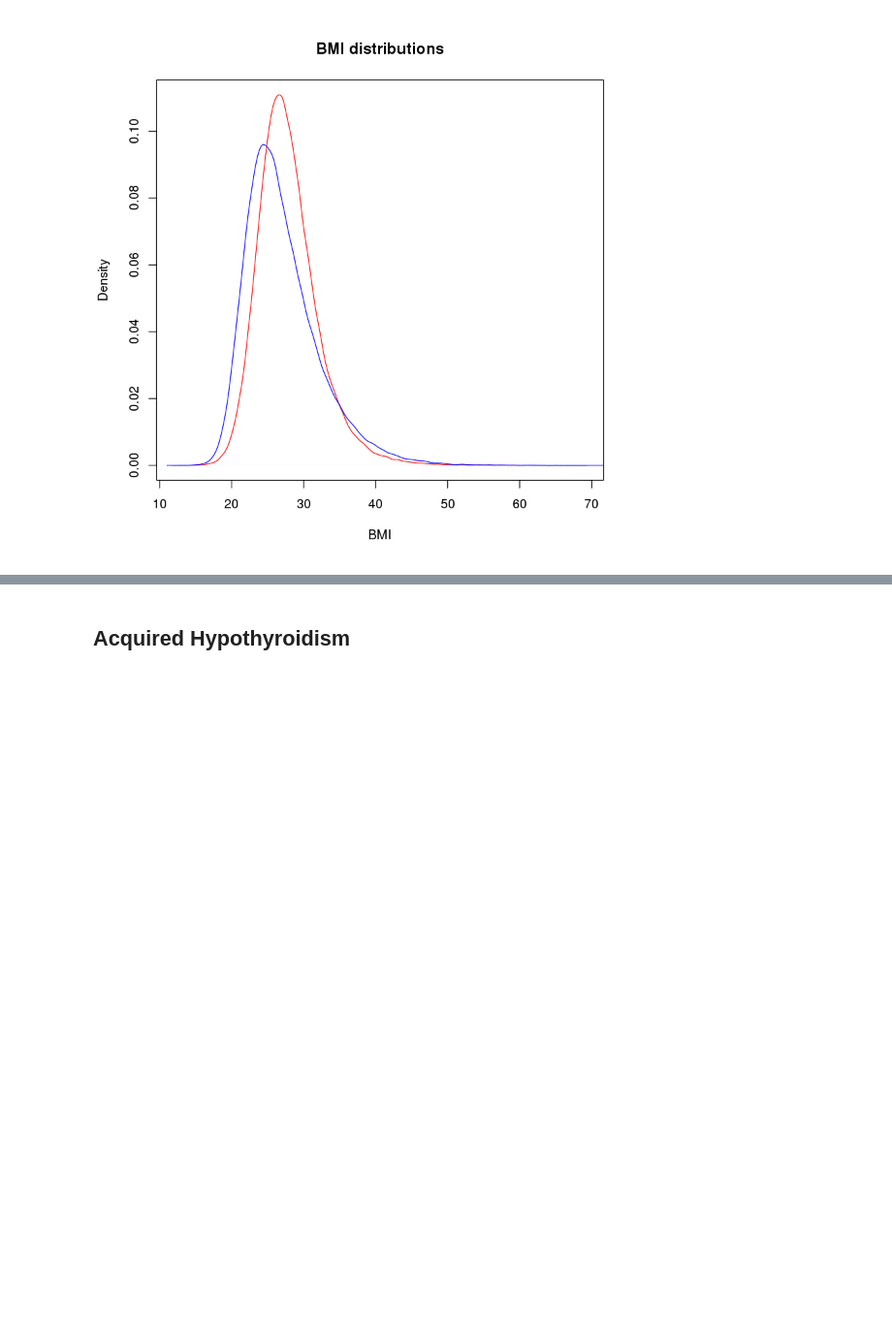
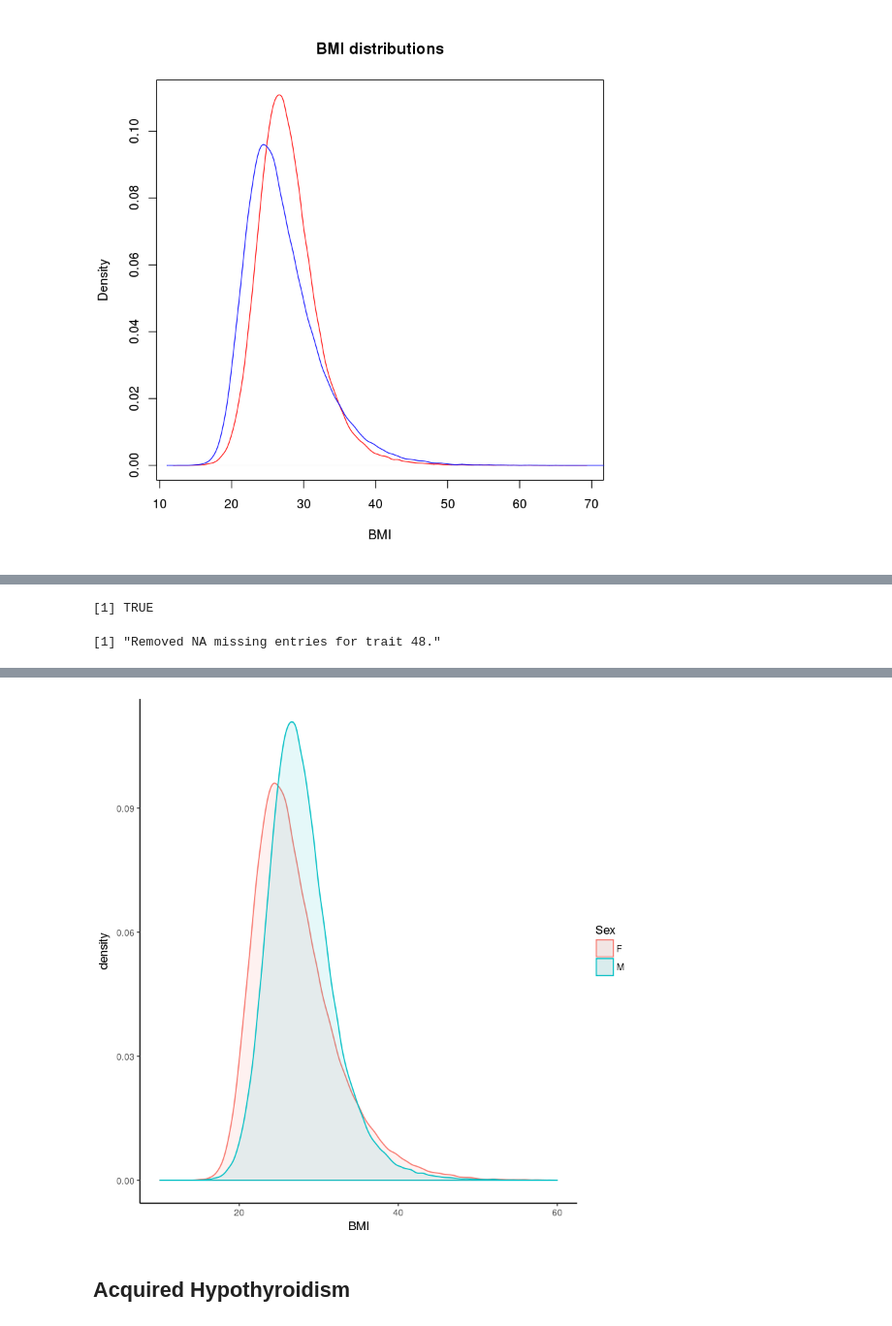
Before and after one commit to rivas-lab/sex-diff-biomarker-genetics, a Jupyter notebook: ExamineGWASOutput.ipynb, the cells around one changed output, grey strips where cells are left out. Shown: that part at 97% size. Cells and saved outputs as stored; diff of their text form; code cells hidden in the pictures; blank space fills up the shorter version.

```diff
--- a/ExamineGWASOutput.ipynb
+++ b/ExamineGWASOutput.ipynb
@@ -61,3 +79,7 @@ Phenotype      F      M
                     3rd Qu.:29.88
                     Max.   :74.68
 [figure]
+# %%
+bmiPhe$Sex <- as.factor(bmiPhe$Sex)
+colnames(bmiPhe)[2] <- c('BMI')
+head(bmiPhe)
@@ -63,0 +94,24 @@ Phenotype      F      M
+# %%
+phe <- "48"
+removeNAs <- function(pheDat, phe){
+    # NAs in quantitative data are -9
+    print(sprintf("Removed %s missing entries for trait %s.", table(pheDat$V3 == -9)["TRUE"], phe))
+    return(pheDat[pheDat$V3 != -9,])
+}
+
+phe.path <- sprintf("phefiles/%s.phe", phe)
+
+file.copy(phe.path, sprintf("phefiles/old/%s_v0.phe", phe))
+pheDat <- read.table(phe.path)
+pheDat.f <- removeNAs(pheDat, phe)
+write.table(pheDat.f, file=phe.path, col.names=FALSE, row.names=FALSE, quote=FALSE)
+# %% [output]
+[1] TRUE
+[1] "Removed NA missing entries for trait 48."
+# %%
+# prettier print BMI phenotype distribution
+require('ggplot2')
+
+ggplot(bmiPhe, aes(BMI, fill=Sex, colour=Sex))+ geom_density(alpha=0.1) + xlim(c(10,60))+ theme(panel.grid.major = element_blank(), panel.grid.minor = element_blank(),
+panel.background = element_blank(), axis.line = element_line(colour = "black"))
+# %% [output]
@@ -64,3 +120,4 @@ Phenotype      F      M
+[figure, added]
 # %% [markdown]
 ## Acquired Hypothyroidism
 # %%
```
Also changed, not shown: parts of 3 cells of this notebook, 12 other files.
